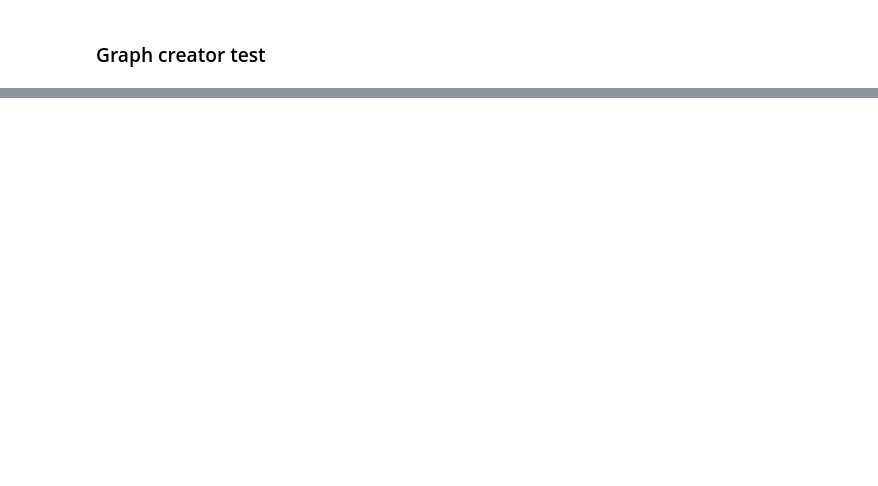
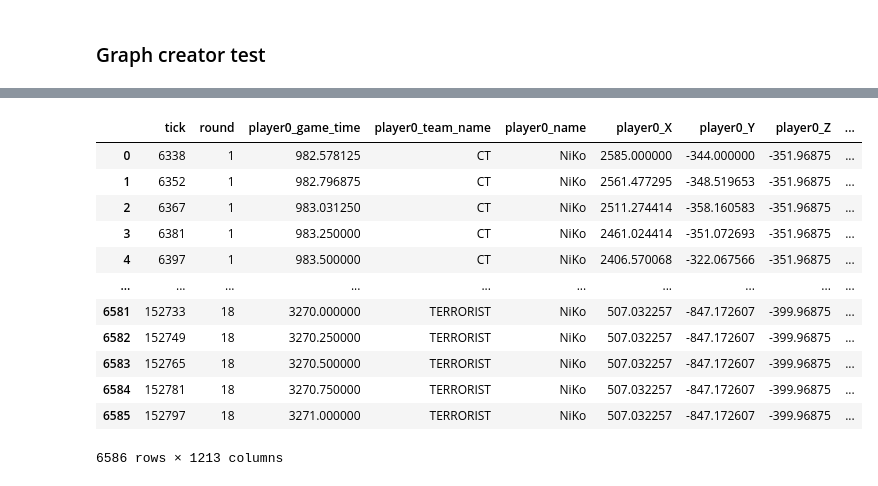
Before and after one commit to szmidapatrik/c2m1TPaeVlsln, a Jupyter notebook: proj/graph_dataset/CS2_dataset_package_test.ipynb, the cells around one changed output, grey strips where cells are left out. Saved outputs shown, nothing was run; the diff lists cells and outputs as text; code cells hidden in the pictures; blank space fills up the shorter version.

Commit message:
CS2 parser done until first tabular dataset version

```diff
--- a/proj/graph_dataset/CS2_dataset_package_test.ipynb
+++ b/proj/graph_dataset/CS2_dataset_package_test.ipynb
@@ -99,9 +115,13 @@ dict_keys(['round_freeze_end', 'round_prestart', 'bomb_exploded', 'player_ping',
 # %%
 tc = CS2TabularGraphDataCreator()
 tc.MATCH_PATH = '../../data/matches-raw/cs2/2024/_iem-dallas-2024-g2-vs-mouz-bo3-O1BgM30a6fWPjk5gU5VUnXg2-vs-mouz-m2-nuke.dem'
-tc.PLAYER_STATS_DATA_PATH = ''
-tc.MISSING_PLAYER_STATS_DATA_PATH = ''
+tc.PLAYER_STATS_DATA_PATH = '../../data/player-stats/scraped-in-2024/2022/norm_imputed_player_stats_2022_utf.csv'
+tc.MISSING_PLAYER_STATS_DATA_PATH = '../../data/player-stats/scraped-in-2024/missing_players.csv'
+tc.tick_number = 16
 
 ticks, kills, rounds, bomb, damages, smokes, infernos = tc._INIT_get_needed_dataframes()
 pf = tc._PLAYER_calculate_ingame_features_from_needed_dataframes(ticks, kills, rounds, damages)
 pf = tc._PLAYER_get_activeWeapon_dummies(pf)
+players = tc._PLAYER_player_dataset_create(pf)
+players = tc._PLAYER_get_player_overall_statistics(players)
+tabular_df = tc._TABULAR_create_initial_graph_tabular_dataset(players, rounds, tc.MATCH_PATH.split('/')[-1])
@@ -123,0 +128,16 @@ pf
+# %%
+tabular_df
+# %% [output]
+|  | tick | round | player0_game_time | player0_team_name | player0_name | player0_X | player0_Y | player0_Z | ... |
+| 0 | 6338 | 1 | 982.578125 | CT | NiKo | 2585.000000 | -344.000000 | -351.96875 | ... |
+| 1 | 6352 | 1 | 982.796875 | CT | NiKo | 2561.477295 | -348.519653 | -351.96875 | ... |
+| 2 | 6367 | 1 | 983.031250 | CT | NiKo | 2511.274414 | -358.160583 | -351.96875 | ... |
+| 3 | 6381 | 1 | 983.250000 | CT | NiKo | 2461.024414 | -351.072693 | -351.96875 | ... |
+| 4 | 6397 | 1 | 983.500000 | CT | NiKo | 2406.570068 | -322.067566 | -351.96875 | ... |
+| ... | ... | ... | ... | ... | ... | ... | ... | ... | ... |
+| 6581 | 152733 | 18 | 3270.000000 | TERRORIST | NiKo | 507.032257 | -847.172607 | -399.96875 | ... |
+| 6582 | 152749 | 18 | 3270.250000 | TERRORIST | NiKo | 507.032257 | -847.172607 | -399.96875 | ... |
+| 6583 | 152765 | 18 | 3270.500000 | TERRORIST | NiKo | 507.032257 | -847.172607 | -399.96875 | ... |
+| 6584 | 152781 | 18 | 3270.750000 | TERRORIST | NiKo | 507.032257 | -847.172607 | -399.96875 | ... |
+| 6585 | 152797 | 18 | 3271.000000 | TERRORIST | NiKo | 507.032257 | -847.172607 | -399.96875 | ... |
+6586 rows × 1213 columns
```
Also changed, not shown: parts of 2 cells of this notebook, 1 other file.
